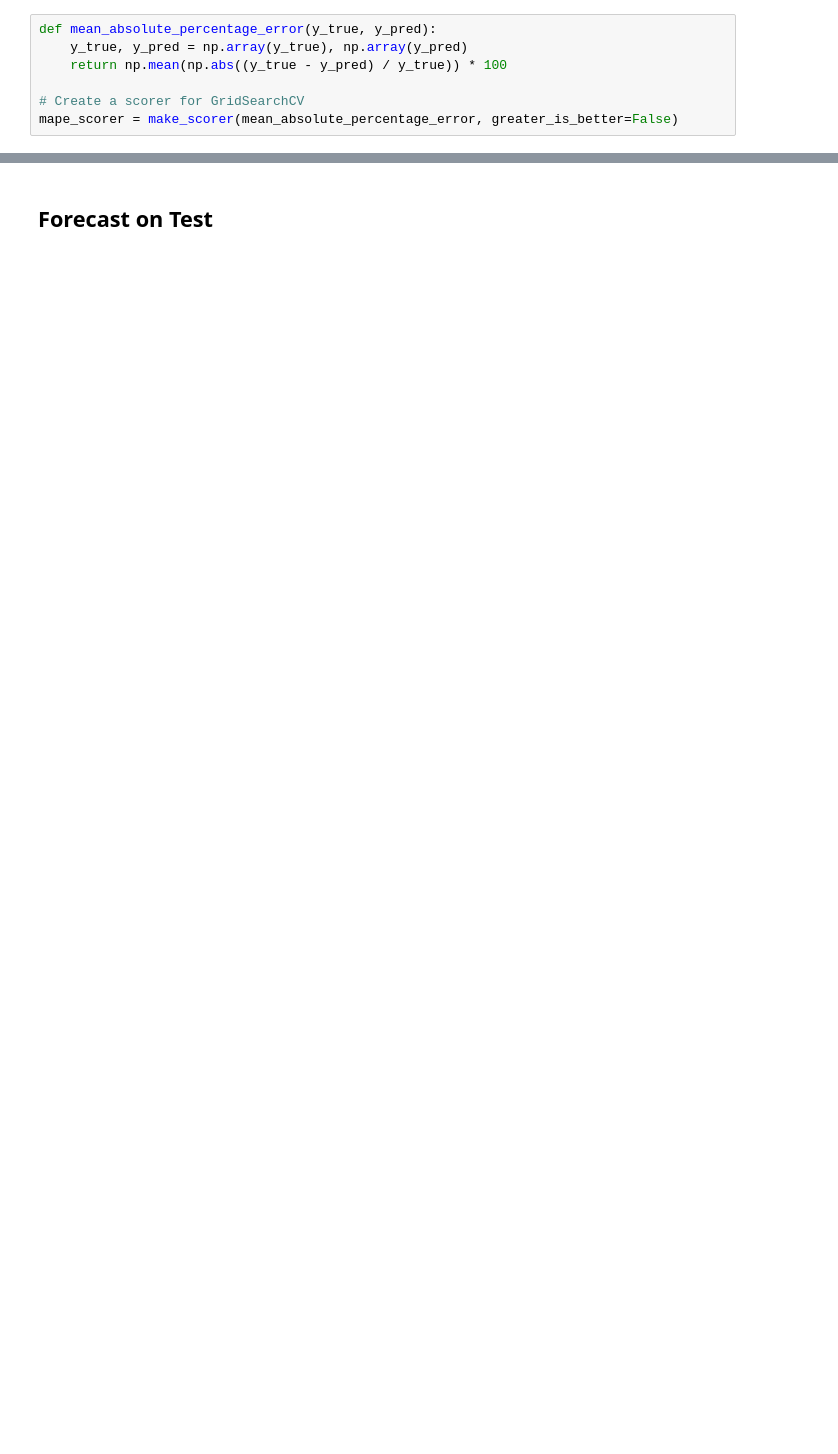
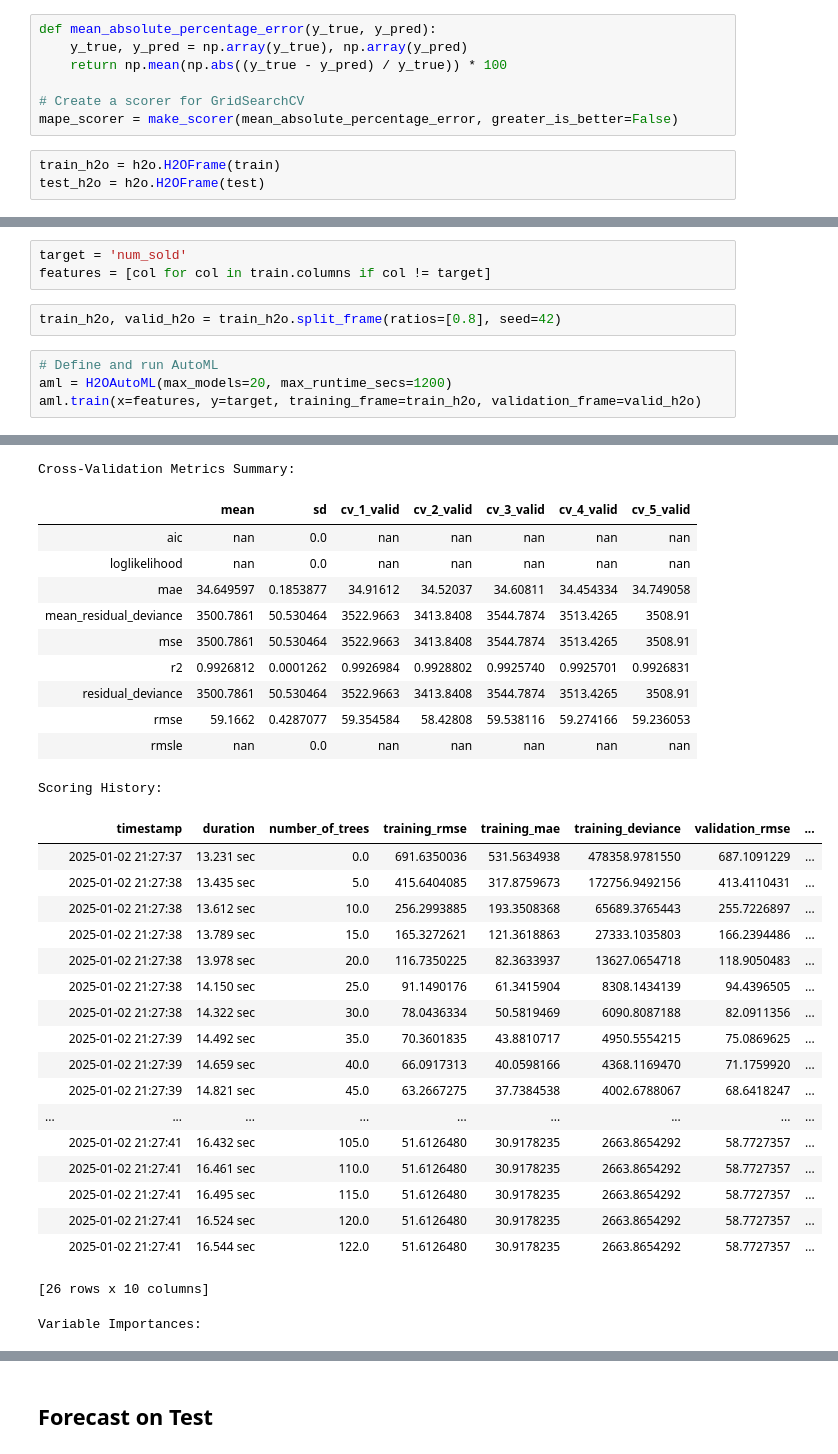
Before and after one commit to ROUSenghak/Forecasting_Sticker_Sales, a Jupyter notebook: main.ipynb, the cells around one changed output, grey strips where cells are left out. Saved outputs shown, nothing was run; the diff lists cells and outputs as text; blank space fills up the shorter version.

Commit message:
trained h2o

```diff
--- a/main.ipynb
+++ b/main.ipynb
@@ -324,3 +379,6 @@ def mean_absolute_percentage_error(y_true, y_pred):
 
 # Create a scorer for GridSearchCV
 mape_scorer = make_scorer(mean_absolute_percentage_error, greater_is_better=False)
+# %%
+train_h2o = h2o.H2OFrame(train)
+test_h2o = h2o.H2OFrame(test)
@@ -326,0 +388,10 @@ mape_scorer = make_scorer(mean_absolute_percentage_error, greater_is_better=Fals
+# %%
+target = 'num_sold'
+features = [col for col in train.columns if col != target]
+# %%
+train_h2o, valid_h2o = train_h2o.split_frame(ratios=[0.8], seed=42)
+# %%
+# Define and run AutoML
+aml = H2OAutoML(max_models=20, max_runtime_secs=1200)
+aml.train(x=features, y=target, training_frame=train_h2o, validation_frame=valid_h2o)
+# %% [output]
@@ -326,0 +421,31 @@ mape_scorer = make_scorer(mean_absolute_percentage_error, greater_is_better=Fals
+Cross-Validation Metrics Summary:
+|  | mean | sd | cv_1_valid | cv_2_valid | cv_3_valid | cv_4_valid | cv_5_valid |
+| aic | nan | 0.0 | nan | nan | nan | nan | nan |
+| loglikelihood | nan | 0.0 | nan | nan | nan | nan | nan |
+| mae | 34.649597 | 0.1853877 | 34.91612 | 34.52037 | 34.60811 | 34.454334 | 34.749058 |
+| mean_residual_deviance | 3500.7861 | 50.530464 | 3522.9663 | 3413.8408 | 3544.7874 | 3513.4265 | 3508.91 |
+| mse | 3500.7861 | 50.530464 | 3522.9663 | 3413.8408 | 3544.7874 | 3513.4265 | 3508.91 |
+| r2 | 0.9926812 | 0.0001262 | 0.9926984 | 0.9928802 | 0.9925740 | 0.9925701 | 0.9926831 |
+| residual_deviance | 3500.7861 | 50.530464 | 3522.9663 | 3413.8408 | 3544.7874 | 3513.4265 | 3508.91 |
+| rmse | 59.1662 | 0.4287077 | 59.354584 | 58.42808 | 59.538116 | 59.274166 | 59.236053 |
+| rmsle | nan | 0.0 | nan | nan | nan | nan | nan |
+Scoring History:
+|  | timestamp | duration | number_of_trees | training_rmse | training_mae | training_deviance | validation_rmse | ... |
+|  | 2025-01-02 21:27:37 | 13.231 sec | 0.0 | 691.6350036 | 531.5634938 | 478358.9781550 | 687.1091229 | ... |
+|  | 2025-01-02 21:27:38 | 13.435 sec | 5.0 | 415.6404085 | 317.8759673 | 172756.9492156 | 413.4110431 | ... |
+|  | 2025-01-02 21:27:38 | 13.612 sec | 10.0 | 256.2993885 | 193.3508368 | 65689.3765443 | 255.7226897 | ... |
+|  | 2025-01-02 21:27:38 | 13.789 sec | 15.0 | 165.3272621 | 121.3618863 | 27333.1035803 | 166.2394486 | ... |
+|  | 2025-01-02 21:27:38 | 13.978 sec | 20.0 | 116.7350225 | 82.3633937 | 13627.0654718 | 118.9050483 | ... |
+|  | 2025-01-02 21:27:38 | 14.150 sec | 25.0 | 91.1490176 | 61.3415904 | 8308.1434139 | 94.4396505 | ... |
+|  | 2025-01-02 21:27:38 | 14.322 sec | 30.0 | 78.0436334 | 50.5819469 | 6090.8087188 | 82.0911356 | ... |
+|  | 2025-01-02 21:27:39 | 14.492 sec | 35.0 | 70.3601835 | 43.8810717 | 4950.5554215 | 75.0869625 | ... |
+|  | 2025-01-02 21:27:39 | 14.659 sec | 40.0 | 66.0917313 | 40.0598166 | 4368.1169470 | 71.1759920 | ... |
+|  | 2025-01-02 21:27:39 | 14.821 sec | 45.0 | 63.2667275 | 37.7384538 | 4002.6788067 | 68.6418247 | ... |
+| ... | ... | ... | ... | ... | ... | ... | ... | ... |
+|  | 2025-01-02 21:27:41 | 16.432 sec | 105.0 | 51.6126480 | 30.9178235 | 2663.8654292 | 58.7727357 | ... |
+|  | 2025-01-02 21:27:41 | 16.461 sec | 110.0 | 51.6126480 | 30.9178235 | 2663.8654292 | 58.7727357 | ... |
+|  | 2025-01-02 21:27:41 | 16.495 sec | 115.0 | 51.6126480 | 30.9178235 | 2663.8654292 | 58.7727357 | ... |
+|  | 2025-01-02 21:27:41 | 16.524 sec | 120.0 | 51.6126480 | 30.9178235 | 2663.8654292 | 58.7727357 | ... |
+|  | 2025-01-02 21:27:41 | 16.544 sec | 122.0 | 51.6126480 | 30.9178235 | 2663.8654292 | 58.7727357 | ... |
+[26 rows x 10 columns]
+Variable Importances:
```
Also changed, not shown: parts of 9 cells of this notebook.
